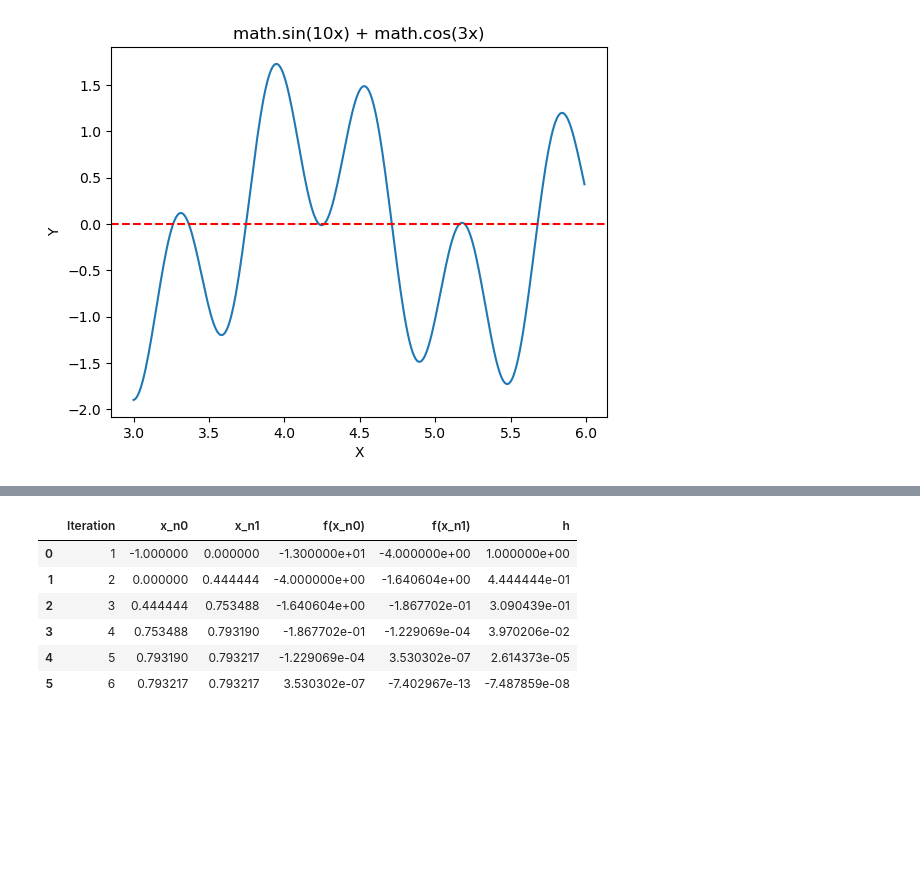
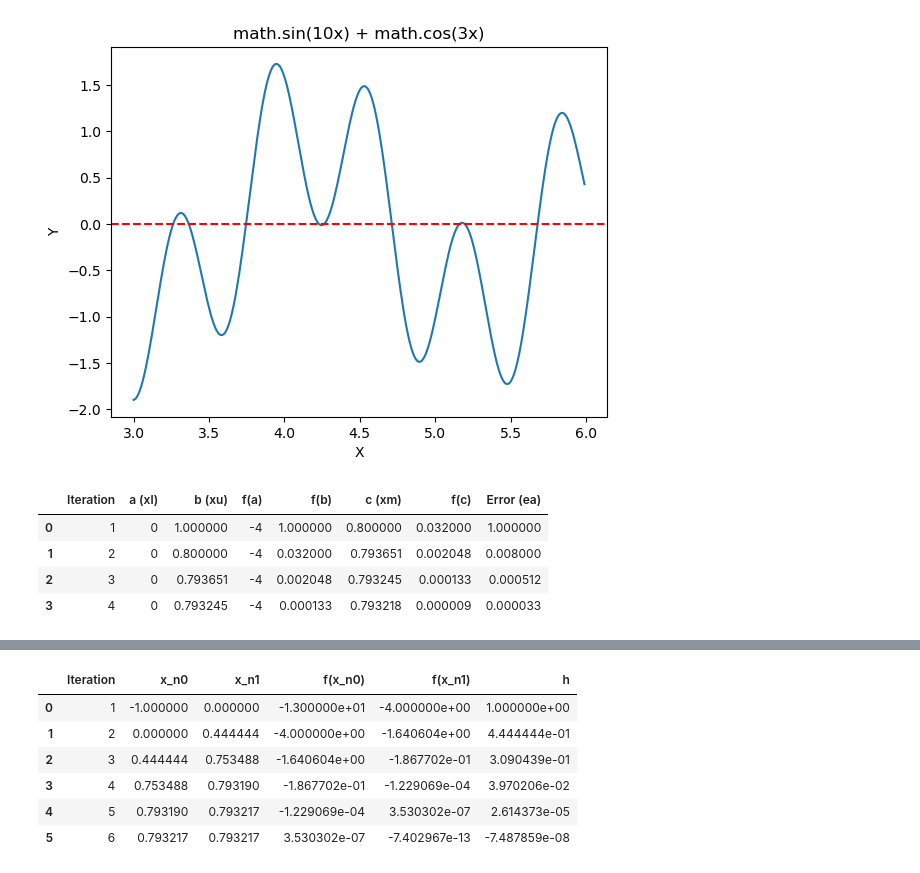
Before and after one commit to yogarn/metnum, a Jupyter notebook: 4_persamaan_non_linear.ipynb, the cells around one changed output, grey strips where cells are left out. Drawn from its saved outputs; the diff is of its cells as text; code cells hidden in the pictures; blank space fills up the shorter version.

```diff
--- a/4_persamaan_non_linear.ipynb
+++ b/4_persamaan_non_linear.ipynb
@@ -98,9 +154,11 @@ plt.show()
 # %% [output]
 [figure]
 # %%
+import pandas as pd
+
 def regula_falsi(func, xl, xu, es=1.e-7, maxit=10):
     """
-    Uses the bisection method to estimate a root of func(x).
+    Uses the regula falsi method to estimate a root of func(x).
     The method is iterated until the relative error from
     one iteration to the next falls below the specified
     value or until the maximum number of iterations is
@@ -110,7 +168,7 @@ def regula_falsi(func, xl, xu, es=1.e-7, maxit=10):
         xl = lower guess
         xu = upper guess
         es = relative error specification (default 1.e-7)
-        maxit = maximum number of iterations allowed (default 30)
+        maxit = maximum number of iterations allowed (default 10)
     Output:
         xm = root estimate
         fm = function value at the root estimate
@@ -120,19 +178,37 @@ def regula_falsi(func, xl, xu, es=1.e-7, maxit=10):
         error message if initial guesses do not bracket solution
     """
     if func(xl) * func(xu) > 0:
-        return 'initial estimates do not bracket solution'
+        return 'Initial estimates do not bracket solution'
+
+    results = []
     xmold = xl
     for i in range(maxit):
-        xm = (func(xu)*xl-func(xl)*xu)/(func(xu)-func(xl))
+        xm = (func(xu) * xl - func(xl) * xu) / (func(xu) - func(xl))
+        fxl = func(xl)
+        fxu = func(xu)
+        fxm = func(xm)
         ea = abs((xm - xmold) / xm)
+        results.append({'Iteration': i + 1, 'a (xl)': xl, 'b (xu)': xu, 'f(a)': fxl, 'f(b)': fxu, 'c (xm)': xm, 'f(c)': fxm, 'Error (ea)': ea})
+
         if ea < es:
             break
-        if func(xm) * func(xl) > 0:
+        if fxm * fxl > 0:
             xl = xm
         else:
             xu = xm
         xmold = xm
-    return xm, func(xm), ea, i+1
+
+    df = pd.DataFrame(results)
+    return xm, func(xm), ea, i+1, df
+# %%
+xm, f, ea, i, df = regula_falsi(lambda x: x**3 - 2*(x**2) + 6*x - 4, 0, 1, 1e-4, 10)
+df
+# %% [output]
+|  | Iteration | a (xl) | b (xu) | f(a) | f(b) | c (xm) | f(c) | Error (ea) |
+| 0 | 1 | 0 | 1.000000 | -4 | 1.000000 | 0.800000 | 0.032000 | 1.000000 |
+| 1 | 2 | 0 | 0.800000 | -4 | 0.032000 | 0.793651 | 0.002048 | 0.008000 |
+| 2 | 3 | 0 | 0.793651 | -4 | 0.002048 | 0.793245 | 0.000133 | 0.000512 |
+| 3 | 4 | 0 | 0.793245 | -4 | 0.000133 | 0.793218 | 0.000009 | 0.000033 |
 # %%
 regula_falsi(lambda x: math.sin(10*x) + math.cos(3*x), 3, 4)
 # %% [output]
```
Also changed, not shown: parts of 7 cells of this notebook.
